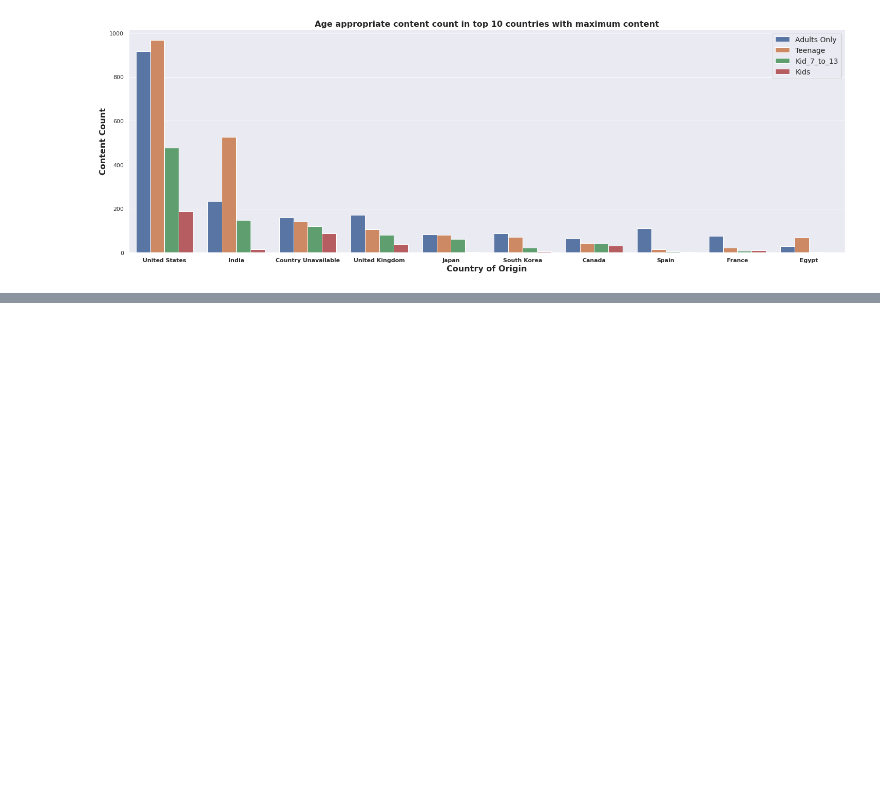
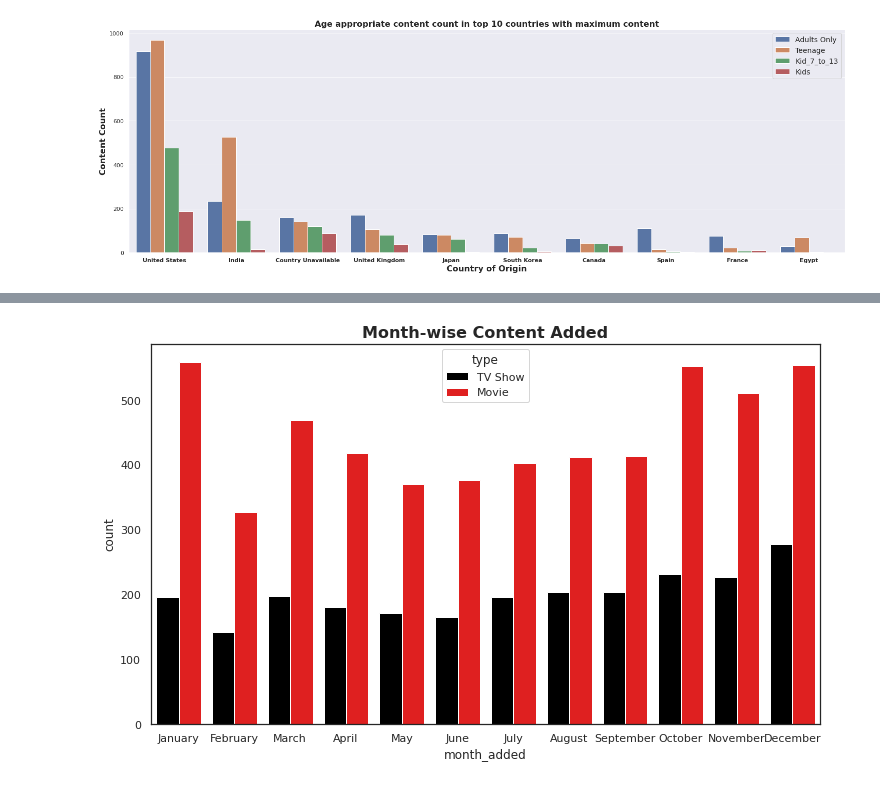
Before and after one commit to prav87654/Clustering-Model--Netflix-TV-shows-and-Movies, a Jupyter notebook: Praveen_S__Clustering_Model.ipynb, the cells around one changed output, grey strips where cells are left out. Cells and saved outputs as stored; diff of their text form; code cells hidden in the pictures; blank space fills up the shorter version.

```diff
--- a/Praveen_S__Clustering_Model.ipynb
+++ b/Praveen_S__Clustering_Model.ipynb
@@ -356,0 +403,28 @@ plt.show()
+# %%
+# month wise content distribution
+month_list = ['January', 'February', 'March', 'April', 'May', 'June', 'July', 'August', 'September','October', 'November', 'December']
+
+
+
+# month wise content distribution in entire dataset
+month_added_df = pd.DataFrame(netflix_df['month_added'].value_counts()).reset_index().sort_values('index')
+month_added_df.rename(columns = {'index' : 'month_added', 'month_added': 'count_added'}, inplace = True)
+month_added_df["month_added"]  = pd.Categorical(month_added_df["month_added"], categories=month_list)
+
+# month wise content distribution in movies dataset
+movies_added_month =  pd.DataFrame(Movies_df['month_added'].value_counts()).reset_index().sort_values('index')
+movies_added_month.rename(columns = {'index' : 'month_added', 'month_added': 'count_added'}, inplace = True)
+movies_added_month["month_added"]  = pd.Categorical(movies_added_month["month_added"], categories=month_list)
+
+# month wise content distribution in TV shows dataset
+shows_added_month =  pd.DataFrame(TVshows_df['month_added'].value_counts()).reset_index().sort_values('index')
+shows_added_month.rename(columns = {'index' : 'month_added', 'month_added': 'count_added'}, inplace = True)
+shows_added_month["month_added"]  = pd.Categorical(shows_added_month["month_added"], categories=month_list)
+# %%
+# plotting the results of movies and TV shows in  count plot
+plt.figure(figsize = (12,7))
+sns.countplot(data =netflix_df , x = 'month_added', order = month_list,  hue = 'type',palette=["#000000","#ff0000"])
+plt.title('Month-wise Content Added',size='16',fontweight="bold")
+plt.show()
+# %% [output]
+[figure, added]
```
Also changed, not shown: parts of 8 cells of this notebook.
